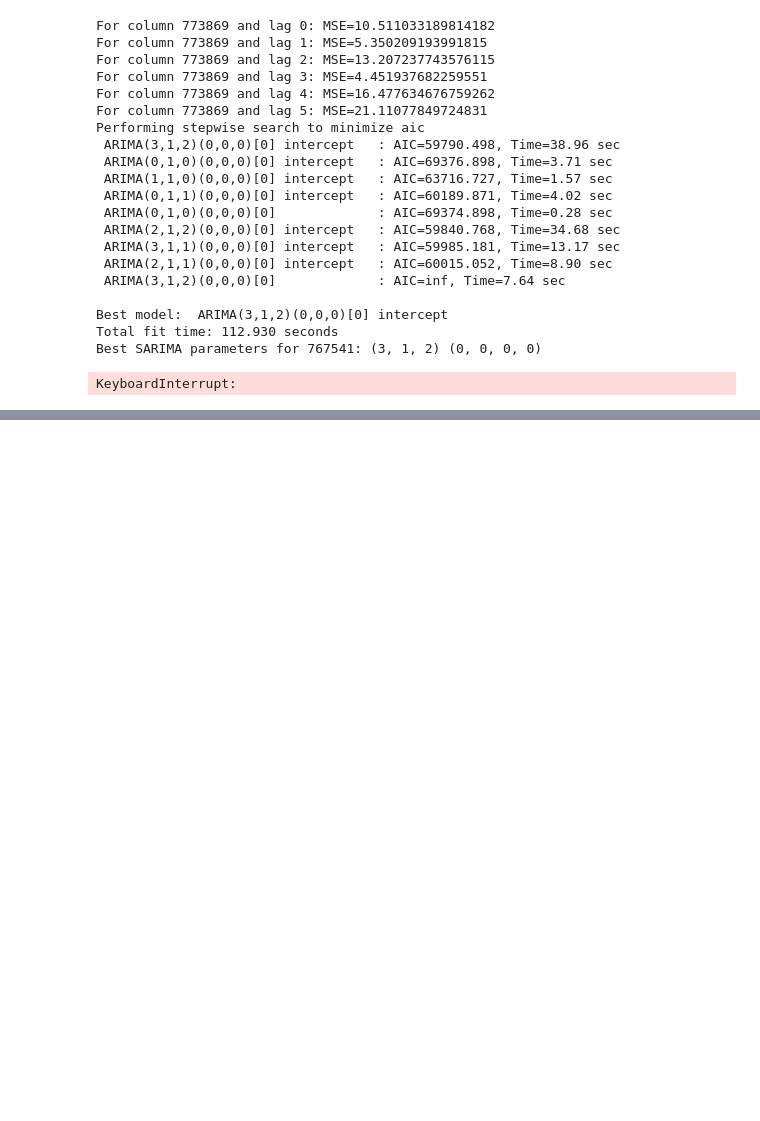
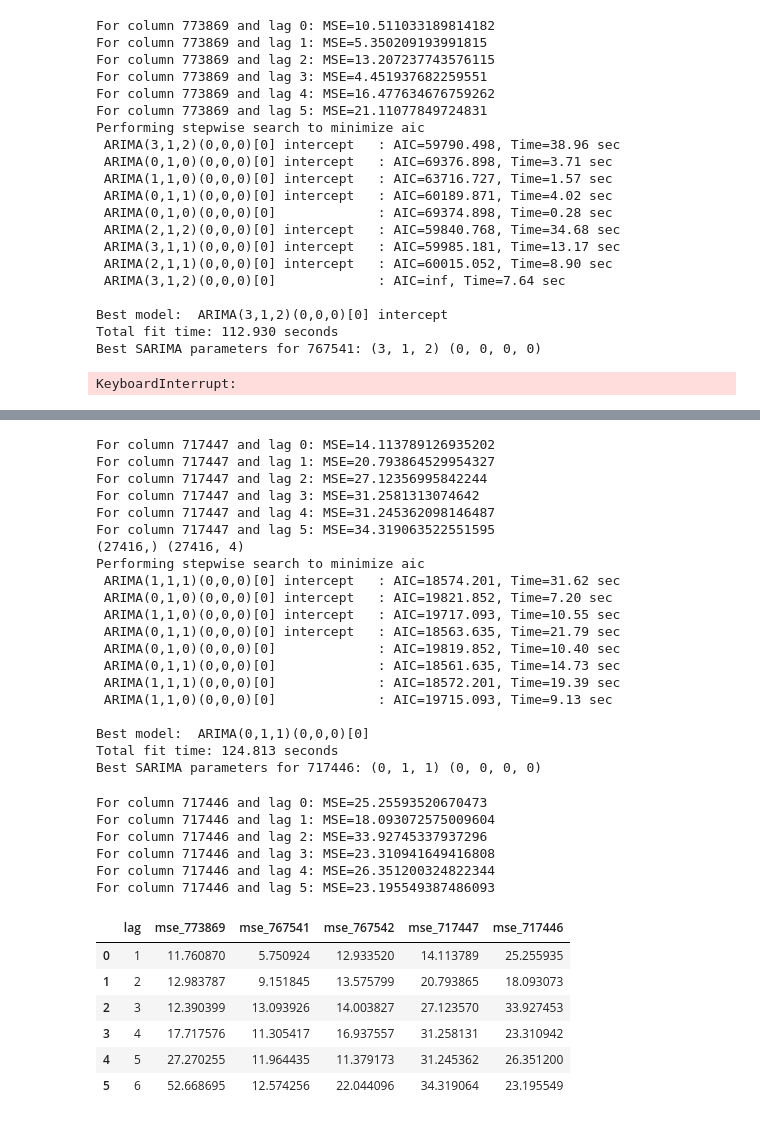
Before and after one commit to Francloz/traffic-forecasting, a Jupyter notebook: traditional_approach.ipynb, the cells around one changed output, grey strips where cells are left out. Cells and saved outputs as stored; diff of their text form; code cells hidden in the pictures; blank space fills up the shorter version.

Commit message:
Traditional Arima with tests for VARIMA v2

```diff
--- a/traditional_approach.ipynb
+++ b/traditional_approach.ipynb
@@ -706,13 +710,13 @@ train_tf = train_tf.asfreq('5min')  # Explicitly set frequency
 old_periods = n_periods
 old_max_cols = max_cols
 max_cols = 5
-n_periods = 30
-max_p = 2
-max_q = 2
+n_periods = 100
+max_p = 3
+max_q = 3
 mse_results = {'lag': [lag+1 for lag in range(longest)]}
 mse_results.update({f'mse_{col}': [] for col in sensor_columns[:max_cols]})
 exogenous_cols = [other_col for other_col in sensor_columns[:max_cols] if other_col != col]
-step_sz = len(test_tf)//n_periods
+step_sz = len(test_tf)//(n_periods + 1)
 
 print(mse_results)
 
@@ -723,23 +727,32 @@ for col_idx, col in enumerate(sensor_columns[:max_cols]):
 
     # Automatically find the best parameters
     exogenous = train_tf[exogenous_cols]
-    model = auto_arima(train_tf[col], X=exogenous,
-                      # seasonal=True,  # Enable seasonal components
-                      # m=seasonality,    # Set seasonal period (adjust based on your data)
-                      start_p=2, start_q=1, max_p=max_p, max_q=max_q, d=1,
-                      # start_P=0, start_Q=0, max_P=2, max_Q=2, D=1,        # Seasonal
+    print(train_tf[col].iloc[1:].shape, exogenous.iloc[:-1].shape)
+
+    X = exogenous.iloc[:-longest].copy()
+    y = train_tf[col].iloc[longest:]
+    X.index = y.index
+    model = auto_arima(y, X=X,
+                      start_p=1, start_q=1, max_p=max_p, max_q=max_q, d=1,
                       trace=True,      # Print model evaluation results
                       error_action='ignore',
                       suppress_warnings=True,
-                      stepwise=True,
-                      # n_jobs=8
-                    )   # Use the stepwise algorithm for faster results
+                      stepwise=True
+                    )
 
     print(f"Best SARIMA parameters for {col}: {model.order} {model.seasonal_order}")
-    test_idx2 = step_sz*np.arange(start=0, stop=n_periods)
+
     # Rolling forecast: forecast one step ahead and update the model with the actual observation
+    y = test_tf[col].iloc[:longest]
+    X = train_tf[exogenous_cols].iloc[-longest:].copy()
+    X.index = y.index
+    model.update(y, X=X)
+
+    test_idx2 = longest + step_sz*np.arange(start=0, stop=n_periods)
     for t in tqdm(range(n_periods), desc="Rolling Forecasting"):
-        forecast = model.predict(n_periods=longest, X=test_tf[col].iloc[t*step_sz:t*step_sz + longest])
+        X = test_tf[exogenous_cols].iloc[t*step_sz:t*step_sz + longest].copy()
+        forecast = model.predict(n_periods=longest, X=X)
+
         if isinstance(forecast, pd.Series):
             forecast = forecast.values
         if isinstance(forecast, pd.DataFrame):
@@ -752,7 +765,10 @@ for col_idx, col in enumerate(sensor_columns[:max_cols]):
             all_predictions[k].append(float(forecast[k]))
 
         if t < n_periods - 1:
-            model.update(test_tf[col].iloc[t*step_sz:(t+1)*step_sz], X=test_tf[col].iloc[t*step_sz:(t+1)*step_sz])
+            X = test_tf[exogenous_cols].iloc[t*step_sz:(t+1)*step_sz].copy()
+            y = test_tf[col].iloc[1 + t*step_sz:1 + (t+1)*step_sz]
+            X.index = y.index
+            model.update(y, X=X)
 
     for k in range(longest):
         all_predictions[k] = np.array(all_predictions[k])
@@ -782,0 +872,33 @@ Performing stepwise search to minimize aic
+For column 717447 and lag 0: MSE=14.113789126935202
+For column 717447 and lag 1: MSE=20.793864529954327
+For column 717447 and lag 2: MSE=27.12356995842244
+For column 717447 and lag 3: MSE=31.2581313074642
+For column 717447 and lag 4: MSE=31.245362098146487
+For column 717447 and lag 5: MSE=34.319063522551595
+(27416,) (27416, 4)
+Performing stepwise search to minimize aic
+ ARIMA(1,1,1)(0,0,0)[0] intercept   : AIC=18574.201, Time=31.62 sec
+ ARIMA(0,1,0)(0,0,0)[0] intercept   : AIC=19821.852, Time=7.20 sec
+ ARIMA(1,1,0)(0,0,0)[0] intercept   : AIC=19717.093, Time=10.55 sec
+ ARIMA(0,1,1)(0,0,0)[0] intercept   : AIC=18563.635, Time=21.79 sec
+ ARIMA(0,1,0)(0,0,0)[0]             : AIC=19819.852, Time=10.40 sec
+ ARIMA(0,1,1)(0,0,0)[0]             : AIC=18561.635, Time=14.73 sec
+ ARIMA(1,1,1)(0,0,0)[0]             : AIC=18572.201, Time=19.39 sec
+ ARIMA(1,1,0)(0,0,0)[0]             : AIC=19715.093, Time=9.13 sec
+
+Best model:  ARIMA(0,1,1)(0,0,0)[0]
+Total fit time: 124.813 seconds
+Best SARIMA parameters for 717446: (0, 1, 1) (0, 0, 0, 0)
+For column 717446 and lag 0: MSE=25.25593520670473
+For column 717446 and lag 1: MSE=18.093072575009604
+For column 717446 and lag 2: MSE=33.92745337937296
+For column 717446 and lag 3: MSE=23.310941649416808
+For column 717446 and lag 4: MSE=26.351200324822344
+For column 717446 and lag 5: MSE=23.195549387486093
+|  | lag | mse_773869 | mse_767541 | mse_767542 | mse_717447 | mse_717446 |
+| 0 | 1 | 11.760870 | 5.750924 | 12.933520 | 14.113789 | 25.255935 |
+| 1 | 2 | 12.983787 | 9.151845 | 13.575799 | 20.793865 | 18.093073 |
+| 2 | 3 | 12.390399 | 13.093926 | 14.003827 | 27.123570 | 33.927453 |
+| 3 | 4 | 17.717576 | 11.305417 | 16.937557 | 31.258131 | 23.310942 |
+| 4 | 5 | 27.270255 | 11.964435 | 11.379173 | 31.245362 | 26.351200 |
+| 5 | 6 | 52.668695 | 12.574256 | 22.044096 | 34.319064 | 23.195549 |
```
Also changed, not shown: parts of 6 cells of this notebook.
